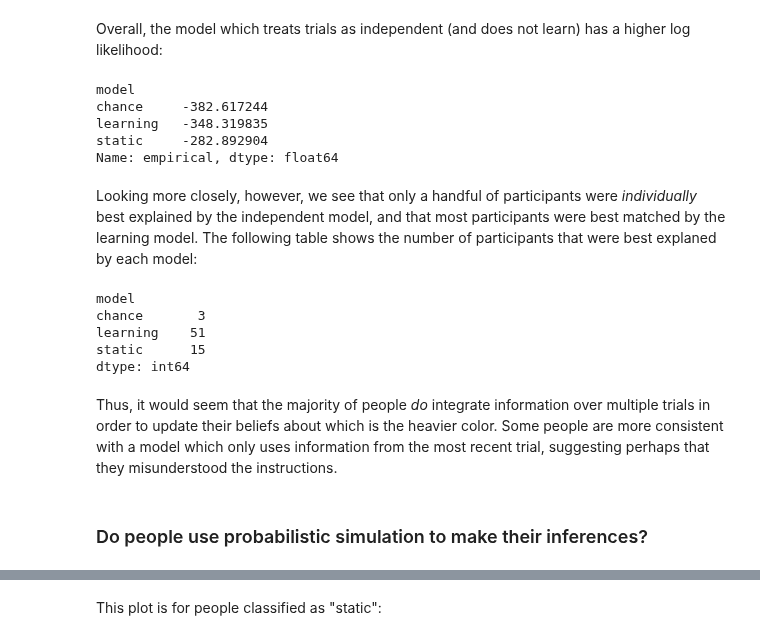
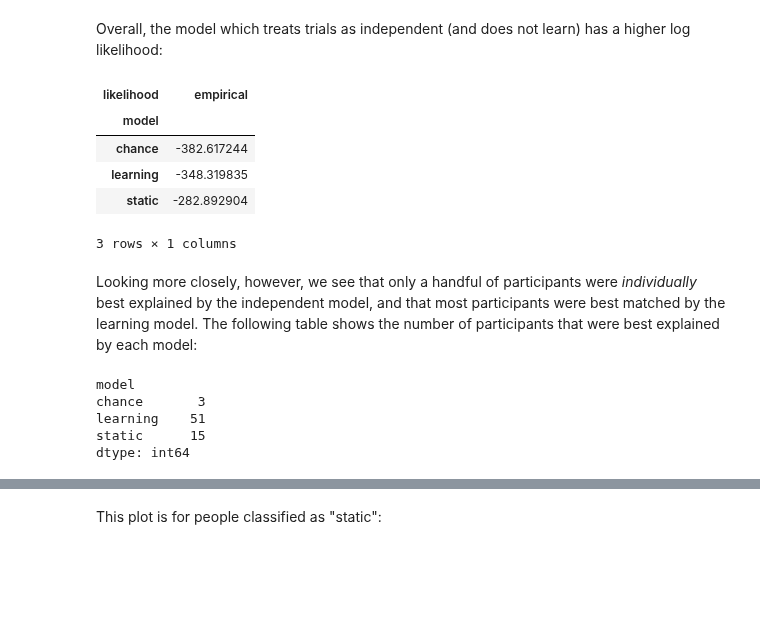
Before and after one commit to berkeley-cocosci/mass-inference, a Jupyter notebook: analysis/mass-inference.ipynb, the cells around one changed output, grey strips where cells are left out. Saved outputs shown, nothing was run; the diff lists cells and outputs as text; code cells hidden in the pictures; blank space fills up the shorter version.

```diff
--- a/analysis/mass-inference.ipynb
+++ b/analysis/mass-inference.ipynb
@@ -186,15 +192,16 @@ Overall, the model which treats trials as independent (and does not learn) has a
 # %%
 pth = analyses.model_log_lh.run(data, results_path, seed)
 llh = pd.read_csv(pth).groupby(['likelihood', 'model', 'pid'])['llh'].sum().unstack('likelihood')
-llh.groupby(level='model').sum()['empirical']
+llh.groupby(level='model').sum()
 # %% [output]
+| likelihood | empirical |
+| model |  |
+| chance | -382.617244 |
+| learning | -348.319835 |
+| static | -282.892904 |
-model
-chance     -382.617244
-learning   -348.319835
-static     -282.892904
-Name: empirical, dtype: float64
+3 rows × 1 columns
 # %% [markdown]
-Looking more closely, however, we see that only a handful of participants were *individually* best explained by the independent model, and that most participants were best matched by the learning model. The following table shows the number of participants that were best explaned by each model:
+Looking more closely, however, we see that only a handful of participants were *individually* best explained by the independent model, and that most participants were best matched by the learning model. The following table shows the number of participants that were best explained by each model:
 # %%
 pth = analyses.participant_fits.run(data, results_path, seed)
 ranks = pd.read_csv(pth).groupby('rank').get_group(0)
@@ -205,7 +212,3 @@ chance       3
 learning    51
 static      15
 dtype: int64
-# %% [markdown]
-Thus, it would seem that the majority of people *do* integrate information over multiple trials in order to update their beliefs about which is the heavier color. Some people are more consistent with a model which only uses information from the most recent trial, suggesting perhaps that they misunderstood the instructions.
-# %% [markdown]
-### Do people use probabilistic simulation to make their inferences?
```
Also changed, not shown: parts of 19 cells of this notebook.
